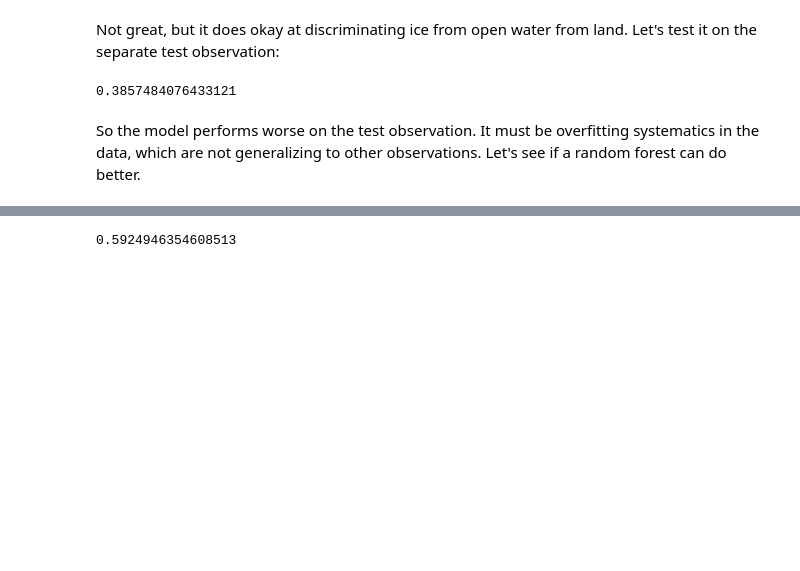
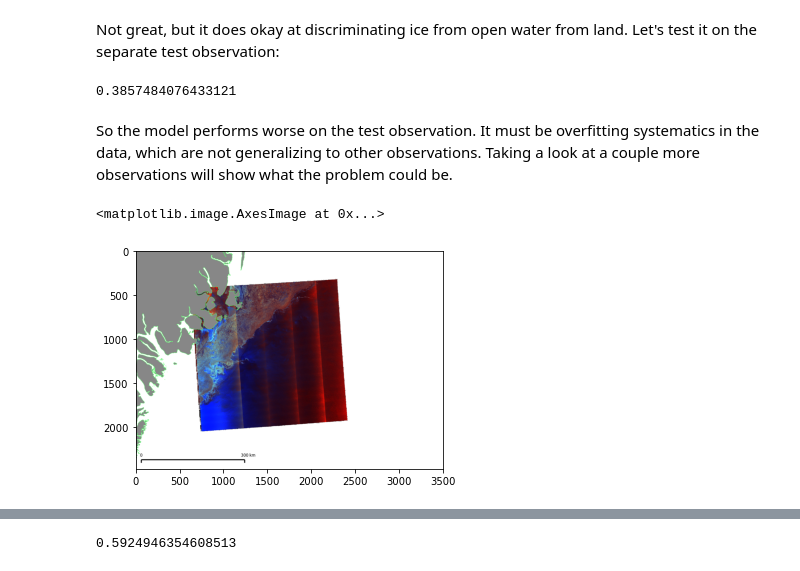
Before and after one commit to Eric-Sawyer/sea_ice_ML, a Jupyter notebook: sea_ice_analysis.ipynb, the cells around one changed output, grey strips where cells are left out. Drawn from its saved outputs; the diff is of its cells as text; code cells hidden in the pictures; blank space fills up the shorter version.

```diff
--- a/sea_ice_analysis.ipynb
+++ b/sea_ice_analysis.ipynb
@@ -624,4 +624,10 @@ print(score)
 # %% [output]
 0.3857484076433121
 # %% [markdown]
-So the model performs worse on the test observation. It must be overfitting systematics in the data, which are not generalizing to other observations. Let's see if a random forest can do better.
+So the model performs worse on the test observation. It must be overfitting systematics in the data, which are not generalizing to other observations. Taking a look at a couple more observations will show what the problem could be.
+# %%
+plt.figure()
+plt.imshow(rgb[2])
+# %% [output]
+<matplotlib.image.AxesImage at 0x...>
+[figure, added]
```
Also changed, not shown: parts of 2 cells of this notebook.
